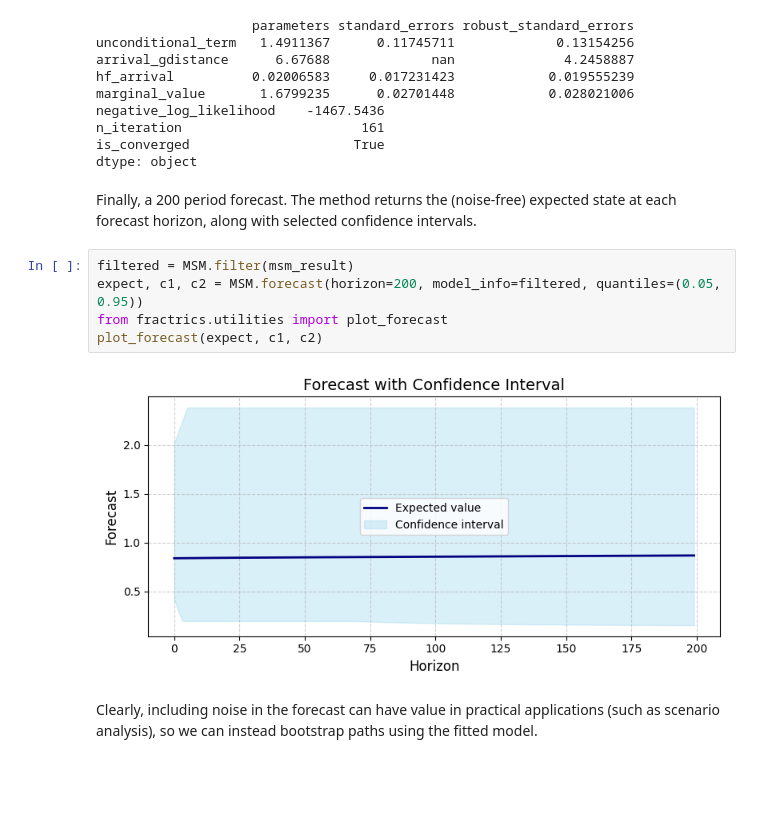
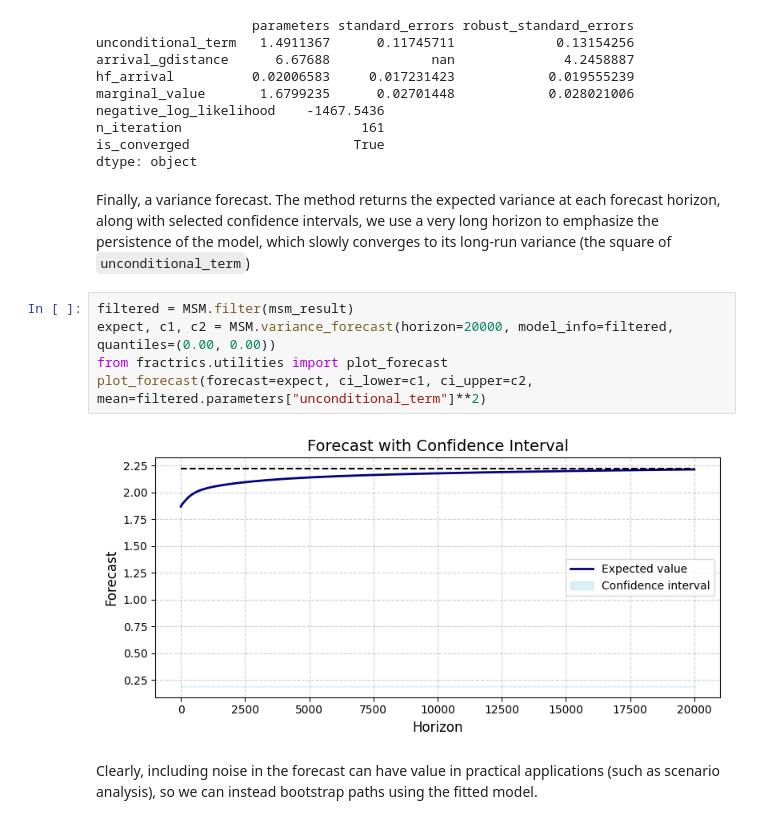
Before and after one commit to AlfredoDiodati/fractrics, a Jupyter notebook: notebooks/MSM_example.ipynb, the cells around one changed output. Cells and saved outputs as stored; diff of their text form; blank space fills up the shorter version.

```diff
--- a/notebooks/MSM_example.ipynb
+++ b/notebooks/MSM_example.ipynb
@@ -86,14 +86,14 @@ n_iteration                       161
 is_converged                     True
 dtype: object
 # %% [markdown]
-Finally, a 200 period forecast. The method returns the (noise-free) expected state at each forecast horizon, along with selected confidence intervals.
+Finally, a variance forecast. The method returns the expected variance at each forecast horizon, along with selected confidence intervals, we use a very long horizon to emphasize the persistence of the model, which slowly converges to its long-run variance (the square of `unconditional_term`)
 # %%
 filtered = MSM.filter(msm_result)
-expect, c1, c2 = MSM.forecast(horizon=200, model_info=filtered, quantiles=(0.05, 0.95))
+expect, c1, c2 = MSM.variance_forecast(horizon=20000, model_info=filtered, quantiles=(0.00, 0.00))
 from fractrics.utilities import plot_forecast
-plot_forecast(expect, c1, c2)
+plot_forecast(forecast=expect, ci_lower=c1, ci_upper=c2, mean=filtered.parameters["unconditional_term"]**2)
 # %% [output]
-[figure, old version]
+[figure, new version]
 # %% [markdown]
 Clearly, including noise in the forecast can have value in practical applications (such as scenario analysis), so we can instead bootstrap paths using the fitted model.
 # %%
```
Also changed, not shown: 2 other files.
